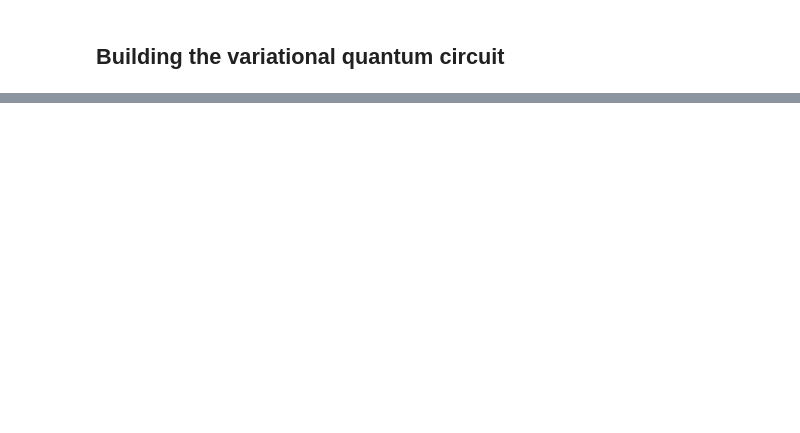
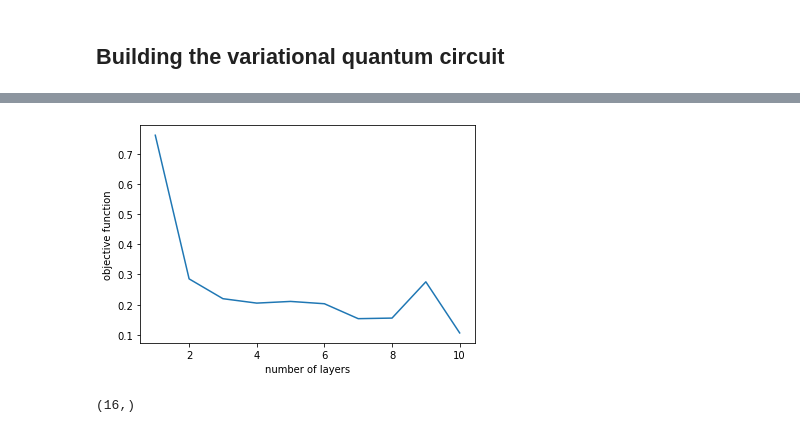
Before and after one commit to fioyarce/qosf_mentorship_program, a Jupyter notebook: Task 1/Task 1 - Solution.ipynb, the cells around one changed output, grey strips where cells are left out. Cells and saved outputs as stored; diff of their text form; code cells hidden in the pictures; blank space fills up the shorter version.

```diff
--- a/Task 1/Task 1 - Solution.ipynb
+++ b/Task 1/Task 1 - Solution.ipynb
@@ -354,0 +359,29 @@ qc.draw(output='mpl')
+# %%
+backend = Aer.get_backend("qasm_simulator")
+NUM_SHOTS = 10000
+
+# Initialize the COBYLA optimizer
+optimizer = COBYLA(maxiter=500, tol=0.0001)
+
+# Create the initial parameters (noting that our single qubit variational form has 3 parameters)
+n_parameters_per_layer = 8
+cost_list = []
+for n_layers in range(1,11):
+    params = np.random.rand(n_layers*n_parameters_per_layer)*2*np.pi
+    ret = optimizer.optimize(num_vars=n_layers*n_parameters_per_layer, objective_function=probability_difference,
+                             initial_point=params)
+
+    # Obtain the output distribution using the final parameters
+    qc = build_variational_circuit(n_layers, ret[0])
+    qc.measure_all()
+    counts = execute(qc, backend, shots=NUM_SHOTS).result().get_counts(qc)
+    output_distr = get_probability_distribution(counts)
+
+    cost_list.append(ret[1])
+
+    print("Number of layers:", n_layers)
+    print("Target Distribution:", target_distr)
+    print("Obtained Distribution:", output_distr)
+    print("Output Error (Manhattan Distance):", ret[1])
+    print("Parameters Found:", ret[0])
+    print('')
@@ -354,0 +406,19 @@ qc.draw(output='mpl')
+# %%
+n_layers = range(1,11)
+plt.plot(n_layers, cost_list)
+plt.xlabel("number of layers")
+plt.ylabel("objective function")
+plt.show()
+# %% [output]
+[figure, added]
+# %%
+# Obtain the output distribution using the final parameters
+n_layers = 2
+params = np.random.rand(n_layers*n_parameters_per_layer)*2*np.pi
+qc = build_variational_circuit(n_layers, params)
+qc.measure_all()
+counts = execute(qc, backend, shots=NUM_SHOTS).result().get_counts(qc)
+output_distr = get_probability_distribution(counts)
+output_distr.shape
+# %% [output]
+(16,)
```
Also changed, not shown: parts of 27 cells of this notebook.
